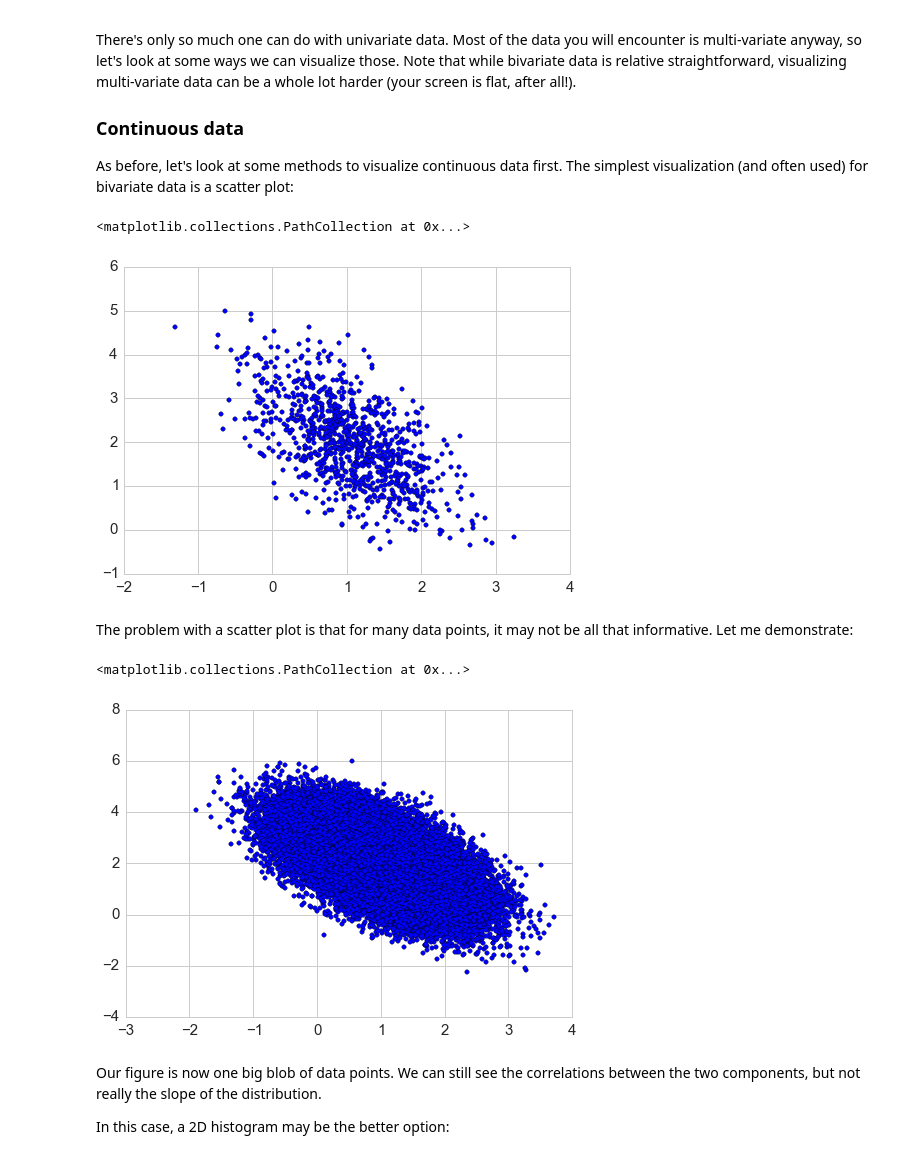
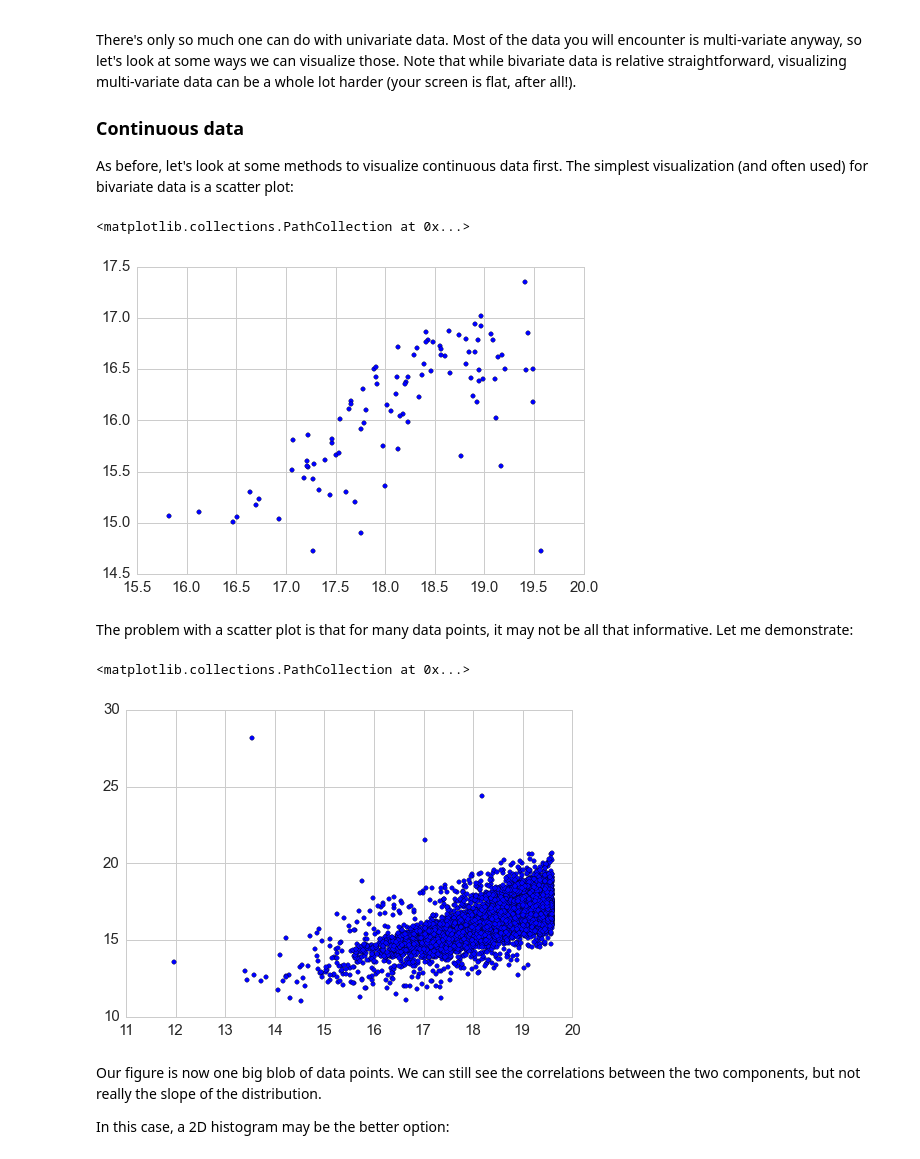
Before and after one commit to AstroHackWeek/AstroHackWeek2015, a Jupyter notebook: day1/day1_visualsummaries.ipynb, the cells around one changed output. Saved outputs shown, nothing was run; the diff lists cells and outputs as text; code cells hidden in the pictures.

Commit message:
Added astronomical data set to visual summaries part

```diff
--- a/day1/day1_visualsummaries.ipynb
+++ b/day1/day1_visualsummaries.ipynb
@@ -172,0 +196,3 @@ sns.set_palette("colorblind")
+# %%
+import pandas as pd
+df = pd.read_csv("all_colors.csv",skiprows=1)
@@ -435,28 +482,29 @@ As before, let's look at some methods to visualize continuous data first.
 The simplest visualization (and often used) for bivariate data is a scatter plot:
 # %%
 ## bivariate data
-x = np.random.multivariate_normal(mean=[1.0, 2.0], cov=[[0.5, -1.0], [0.2, 0.1]], size=1000)
+#x = np.random.multivariate_normal(mean=[1.0, 2.0], cov=[[0.5, -1.0], [0.2, 0.1]], size=1000)
+x = np.vstack([df["u"], df["i"]]).T
 
 fig = plt.figure()
 ax = fig.add_subplot(111)
-ax.scatter(x[:,0], x[:,1])
+ax.scatter(x[:100,0], x[:100,1])
 # %% [output]
 <matplotlib.collections.PathCollection at 0x...>
-[figure, old version]
+[figure, new version]
 # %% [markdown]
 The problem with a scatter plot is that for many data points, it may not be all that informative.
 Let me demonstrate:
 # %%
 
 ## same thing, just with more data points!
-x = np.random.multivariate_normal(mean=[1.0, 2.0], cov=[[0.5, -1.0], [0.2, 0.1]], size=100000)
+#x = np.random.multivariate_normal(mean=[1.0, 2.0], cov=[[0.5, -1.0], [0.2, 0.1]], size=100000)
 
 fig = plt.figure()
 ax = fig.add_subplot(111)
 ax.scatter(x[:,0], x[:,1])
 # %% [output]
 <matplotlib.collections.PathCollection at 0x...>
-[figure, old version]
+[figure, new version]
 # %% [markdown]
 Our figure is now one big blob of data points. We can still see the correlations between the two components, but not really the slope of the distribution.
 
```
Also changed, not shown: parts of 45 cells of this notebook.
